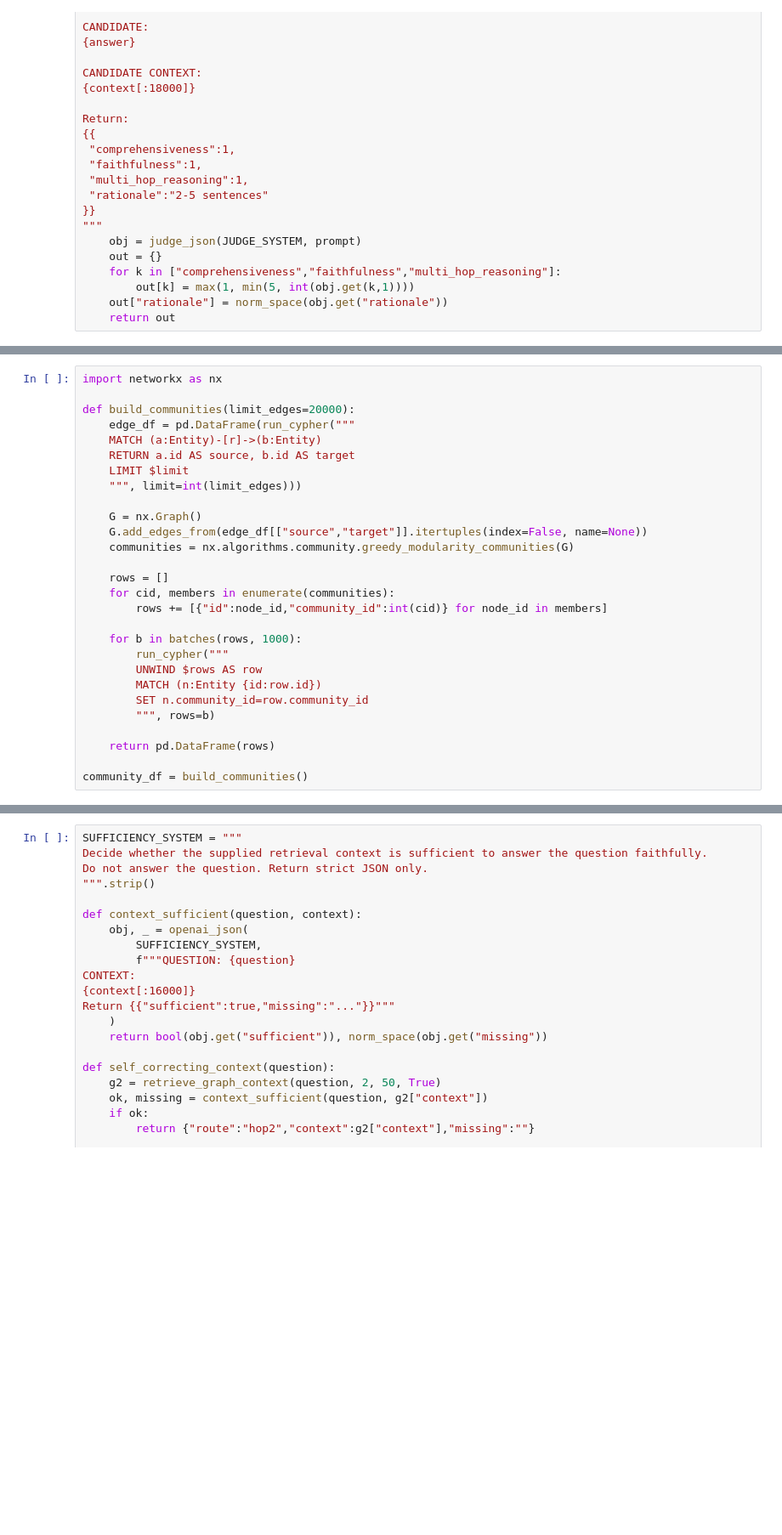
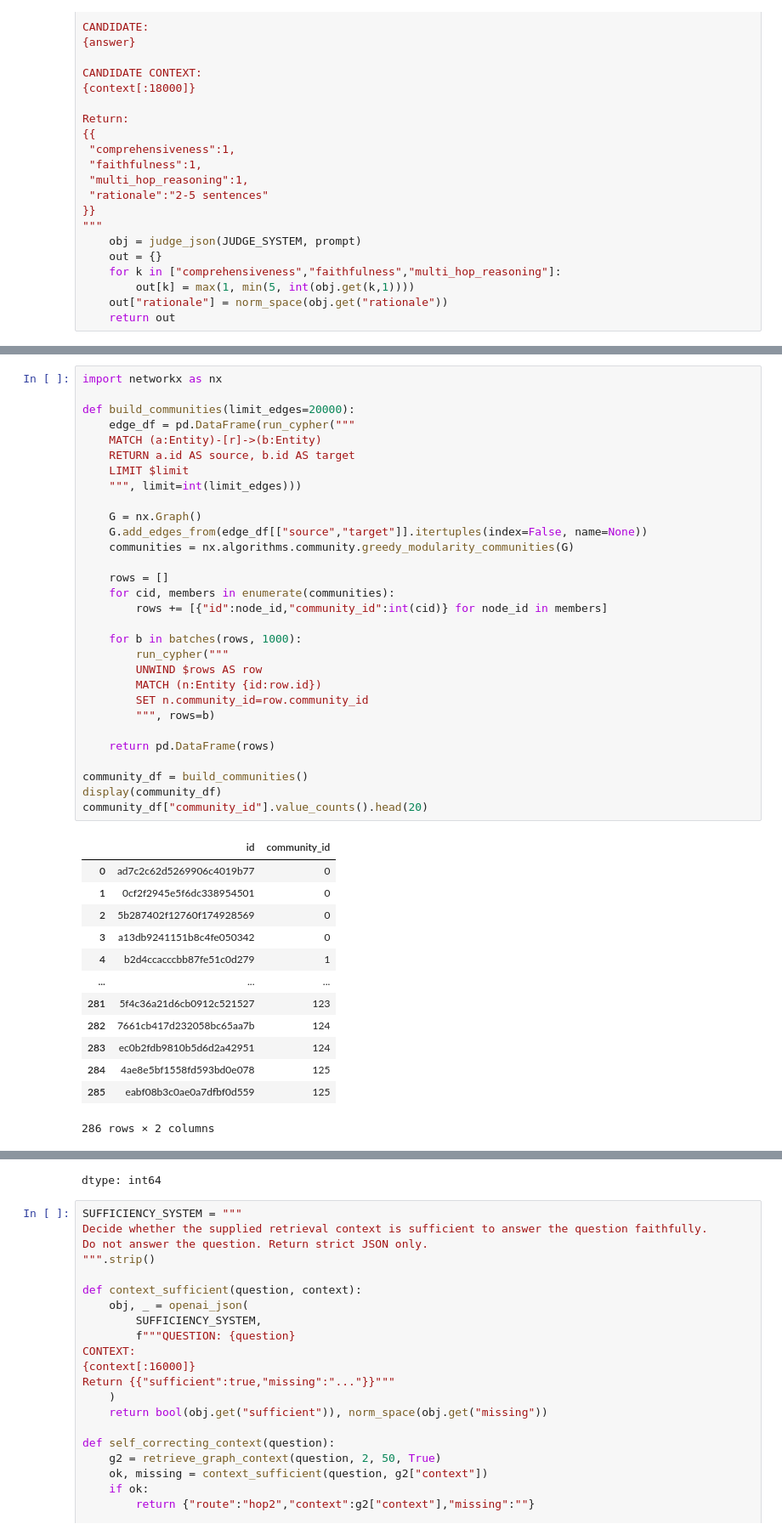
Before and after one commit to nthne/K3-Track3-Lab19-2A202601027-NguyenThuHuyen, a Jupyter notebook: Day19_GraphRAG_vs_FlatRAG_Production_Lab_Guide.ipynb, the cells around one changed output, grey strips where cells are left out. Shown at 85% size. Saved outputs shown, nothing was run; the diff lists cells and outputs as text; blank space fills up the shorter version.

```diff
--- a/Day19_GraphRAG_vs_FlatRAG_Production_Lab_Guide.ipynb
+++ b/Day19_GraphRAG_vs_FlatRAG_Production_Lab_Guide.ipynb
@@ -1310,28 +1383,44 @@ show_resolution_audit(entity_resolution_audit_df)
 # %%
 import networkx as nx
 
 def build_communities(limit_edges=20000):
     edge_df = pd.DataFrame(run_cypher("""
     MATCH (a:Entity)-[r]->(b:Entity)
     RETURN a.id AS source, b.id AS target
     LIMIT $limit
     """, limit=int(limit_edges)))
 
     G = nx.Graph()
     G.add_edges_from(edge_df[["source","target"]].itertuples(index=False, name=None))
     communities = nx.algorithms.community.greedy_modularity_communities(G)
 
     rows = []
     for cid, members in enumerate(communities):
         rows += [{"id":node_id,"community_id":int(cid)} for node_id in members]
 
     for b in batches(rows, 1000):
         run_cypher("""
         UNWIND $rows AS row
         MATCH (n:Entity {id:row.id})
         SET n.community_id=row.community_id
         """, rows=b)
 
     return pd.DataFrame(rows)
 
 community_df = build_communities()
+display(community_df)
+community_df["community_id"].value_counts().head(20)
+# %% [output]
+|  | id | community_id |
+| 0 | ad7c2c62d5269906c4019b77 | 0 |
+| 1 | 0cf2f2945e5f6dc338954501 | 0 |
+| 2 | 5b287402f12760f174928569 | 0 |
+| 3 | a13db9241151b8c4fe050342 | 0 |
+| 4 | b2d4ccacccbb87fe51c0d279 | 1 |
+| ... | ... | ... |
+| 281 | 5f4c36a21d6cb0912c521527 | 123 |
+| 282 | 7661cb417d232058bc65aa7b | 124 |
+| 283 | ec0b2fdb9810b5d6d2a42951 | 124 |
+| 284 | 4ae8e5bf1558fd593bd0e078 | 125 |
+| 285 | eabf08b3c0ae0a7dfbf0d559 | 125 |
+286 rows × 2 columns
@@ -1338,3 +1445,4 @@ community_df = build_communities()
+dtype: int64
 # %%
 SUFFICIENCY_SYSTEM = """
 Decide whether the supplied retrieval context is sufficient to answer the question faithfully.
```
Also changed, not shown: parts of 15 cells of this notebook, 6 other files.
